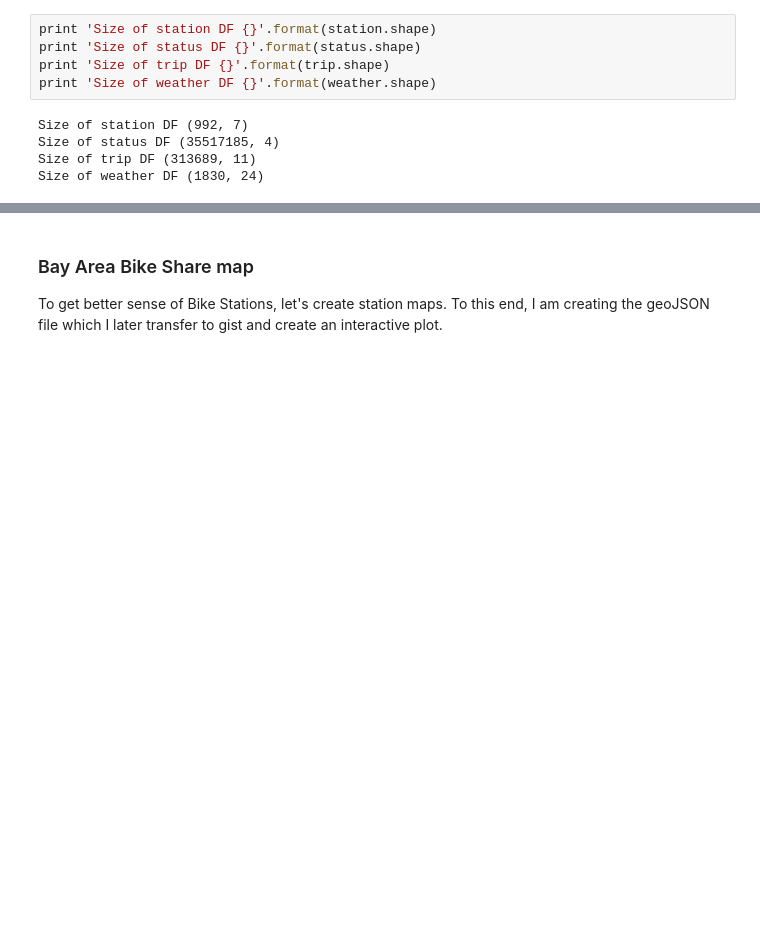
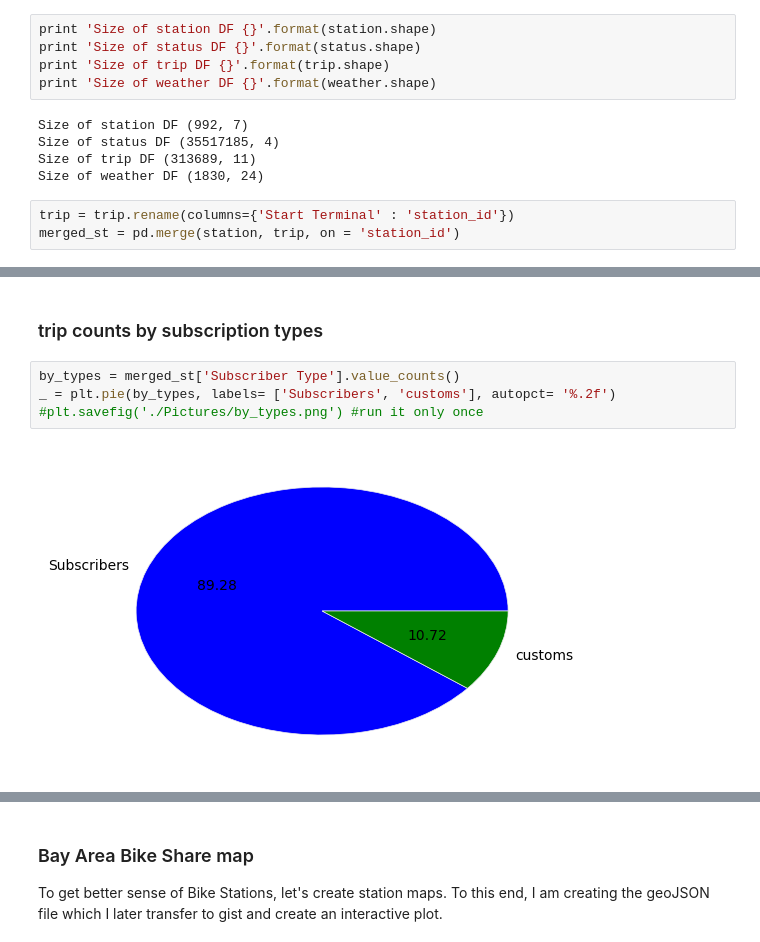
Before and after one commit to pamelot317/SF_bike_share, a Jupyter notebook: sf_bike_share_project141.ipynb, the cells around one changed output, grey strips where cells are left out. Cells and saved outputs as stored; diff of their text form; blank space fills up the shorter version.

```diff
--- a/sf_bike_share_project141.ipynb
+++ b/sf_bike_share_project141.ipynb
@@ -40,3 +41,6 @@ Size of station DF (992, 7)
 Size of status DF (35517185, 4)
 Size of trip DF (313689, 11)
 Size of weather DF (1830, 24)
+# %%
+trip = trip.rename(columns={'Start Terminal' : 'station_id'})
+merged_st = pd.merge(station, trip, on = 'station_id')
@@ -42,0 +57,8 @@ Size of weather DF (1830, 24)
+# %% [markdown]
+### trip counts by subscription types
+# %%
+by_types = merged_st['Subscriber Type'].value_counts()
+_ = plt.pie(by_types, labels= ['Subscribers', 'customs'], autopct= '%.2f')
+#plt.savefig('./Pictures/by_types.png') #run it only once
+# %% [output]
+[figure, added]
```
Also changed, not shown: parts of 11 cells of this notebook, 6 other files.
